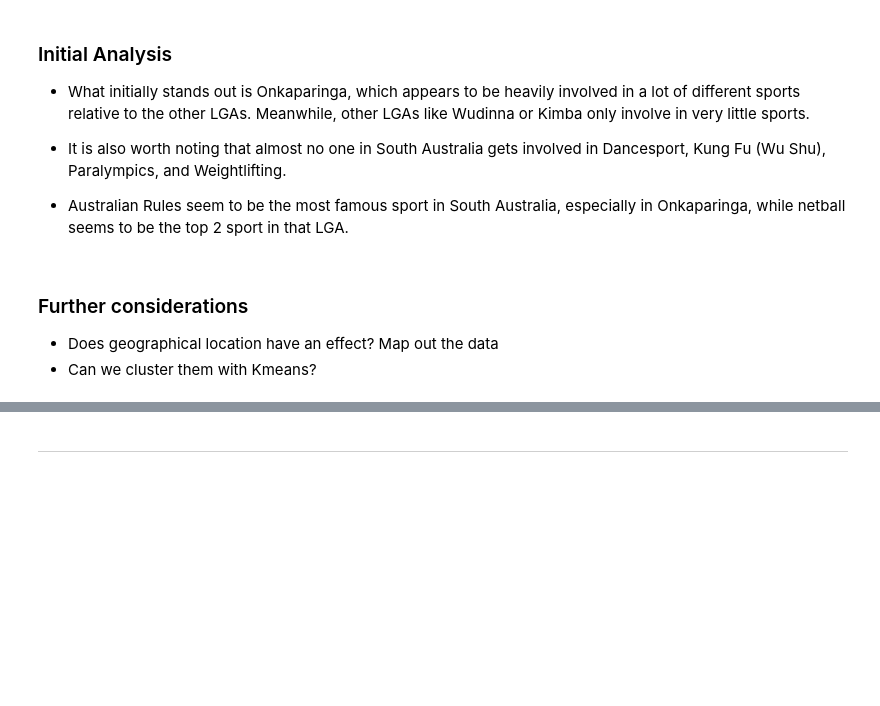
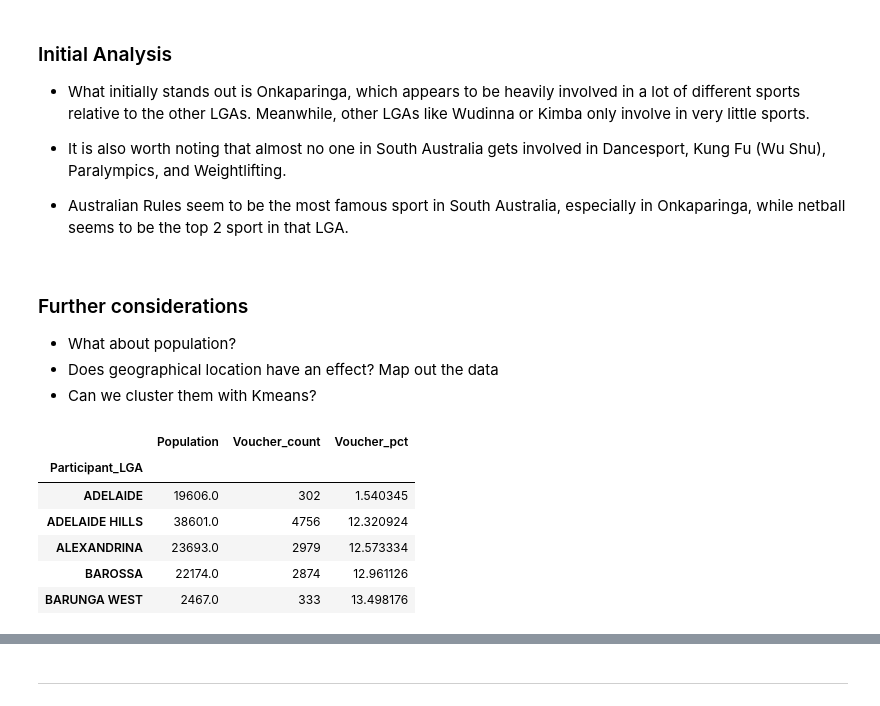
Before and after one commit to walthersy/DataScience-Portfolio, a Jupyter notebook: Portfolio 2.ipynb, the cells around one changed output, grey strips where cells are left out. Drawn from its saved outputs; the diff is of its cells as text; code cells hidden in the pictures; blank space fills up the shorter version.

```diff
--- a/Portfolio 2.ipynb
+++ b/Portfolio 2.ipynb
@@ -149,5 +172,6 @@ plt.show()
 - Australian Rules seem to be the most famous sport in South Australia, especially in Onkaparinga, while netball seems to be the top 2 sport in that LGA.
 # %% [markdown]
 ### Further considerations
+- What about population?
 - Does geographical location have an effect? Map out the data
 - Can we cluster them with Kmeans?
@@ -153,0 +182,23 @@ plt.show()
+# %%
+# Pivot table for voucher rate
+
+sa_grp_pct = sa_vouchers_scores.pivot_table(index=['Participant_LGA'],
+                                        values=["Voucher_Value","Population"],
+                                        aggfunc={'Voucher_Value': 'count',
+                                                 'Population': max},
+                                             fill_value=0)
+sa_grp_pct.head()
+
+sa_grp_pct.columns=['Population', 'Voucher_count']
+sa_grp_pct['Voucher_pct'] = sa_grp_pct.Voucher_count/ sa_grp_pct.Population *100
+sa_grp_pct.replace(np.inf,np.nan,inplace=True)
+sa_grp_pct.dropna(inplace=True)
+sa_grp_pct.head()
+# %% [output]
+|  | Population | Voucher_count | Voucher_pct |
+| Participant_LGA |  |  |  |
+| ADELAIDE | 19606.0 | 302 | 1.540345 |
+| ADELAIDE HILLS | 38601.0 | 4756 | 12.320924 |
+| ALEXANDRINA | 23693.0 | 2979 | 12.573334 |
+| BAROSSA | 22174.0 | 2874 | 12.961126 |
+| BARUNGA WEST | 2467.0 | 333 | 13.498176 |
```
Also changed, not shown: parts of 14 cells of this notebook.
